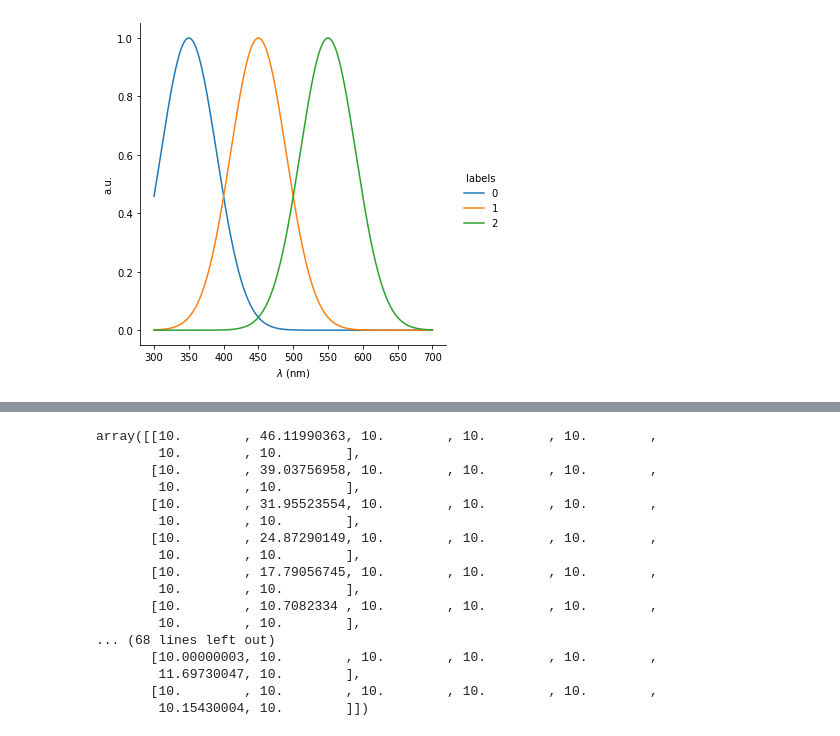
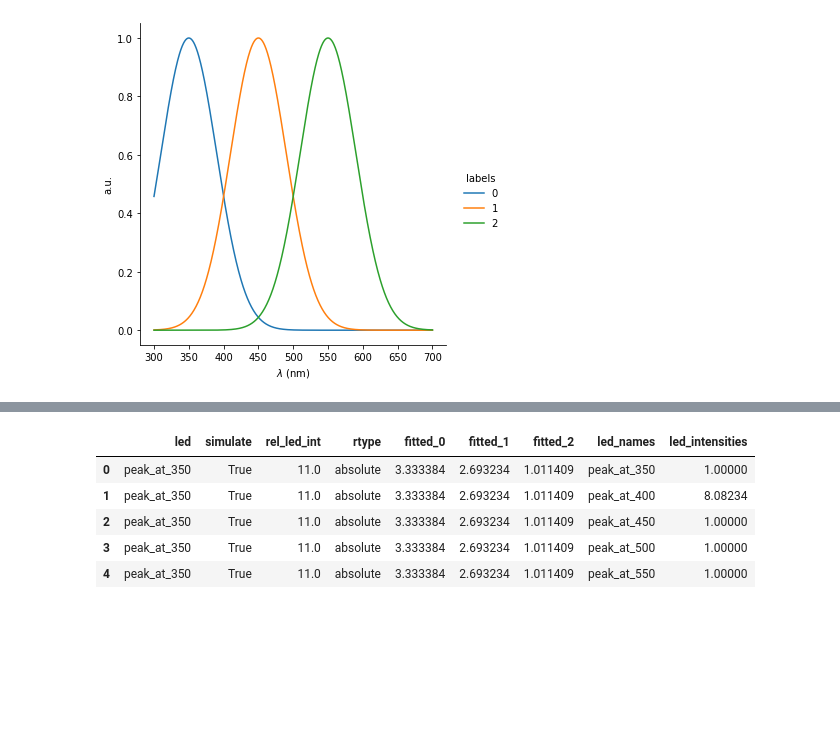
Before and after one commit to neuralsignal/dreye, a Jupyter notebook: tutorials/led_substitution_stimuli.ipynb, the cells around one changed output, grey strips where cells are left out. Saved outputs shown, nothing was run; the diff lists cells and outputs as text; code cells hidden in the pictures; blank space fills up the shorter version.

```diff
--- a/tutorials/led_substitution_stimuli.ipynb
+++ b/tutorials/led_substitution_stimuli.ipynb
@@ -64,20 +88,14 @@ array([0.31152085, 0.31152085, 0.31152085, 0.31152085, 0.31152085,
-# %%
-stimuli_model.fitted_intensities_
-# %% [output]
-array([[10.        , 46.11990363, 10.        , 10.        , 10.        ,
-        10.        , 10.        ],
-       [10.        , 39.03756958, 10.        , 10.        , 10.        ,
-        10.        , 10.        ],
-       [10.        , 31.95523554, 10.        , 10.        , 10.        ,
-        10.        , 10.        ],
-       [10.        , 24.87290149, 10.        , 10.        , 10.        ,
-        10.        , 10.        ],
-       [10.        , 17.79056745, 10.        , 10.        , 10.        ,
-        10.        , 10.        ],
-       [10.        , 10.7082334 , 10.        , 10.        , 10.        ,
-        10.        , 10.        ],
-... (68 lines left out)
-       [10.00000003, 10.        , 10.        , 10.        , 10.        ,
-        11.69730047, 10.        ],
-       [10.        , 10.        , 10.        , 10.        , 10.        ,
-        10.15430004, 10.        ]])
+# %%
+df = stimuli_model.fitted_intensities_df_.copy()
+df.columns.name = 'led_names'
+df = df.stack()
+df.name = 'led_intensities'
+df = df.reset_index()
+df.head()
+# %% [output]
+|  | led | simulate | rel_led_int | rtype | fitted_0 | fitted_1 | fitted_2 | led_names | led_intensities |
+| 0 | peak_at_350 | True | 11.0 | absolute | 3.333384 | 2.693234 | 1.011409 | peak_at_350 | 1.00000 |
+| 1 | peak_at_350 | True | 11.0 | absolute | 3.333384 | 2.693234 | 1.011409 | peak_at_400 | 8.08234 |
+| 2 | peak_at_350 | True | 11.0 | absolute | 3.333384 | 2.693234 | 1.011409 | peak_at_450 | 1.00000 |
+| 3 | peak_at_350 | True | 11.0 | absolute | 3.333384 | 2.693234 | 1.011409 | peak_at_500 | 1.00000 |
+| 4 | peak_at_350 | True | 11.0 | absolute | 3.333384 | 2.693234 | 1.011409 | peak_at_550 | 1.00000 |
```
Also changed, not shown: parts of 13 cells of this notebook, 5 other files.
